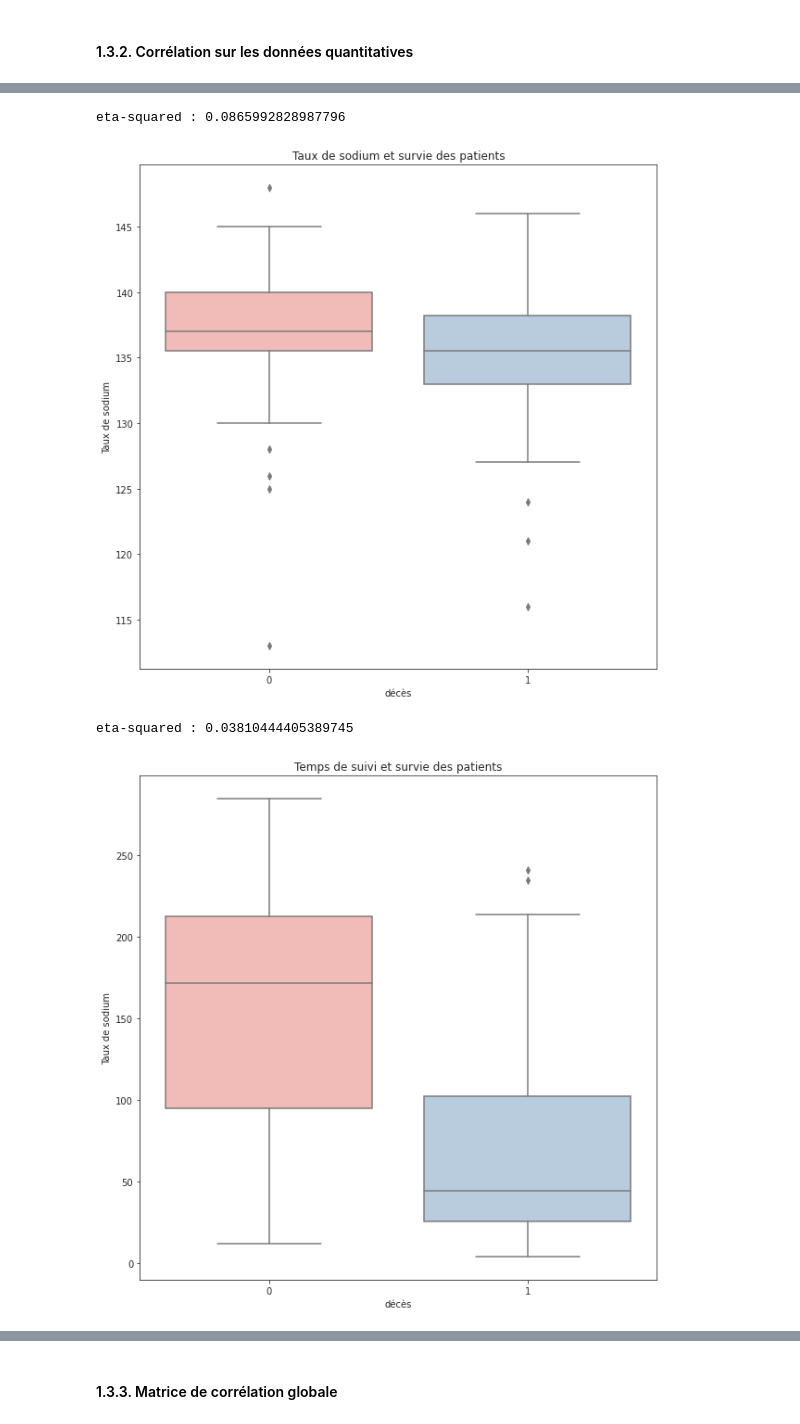
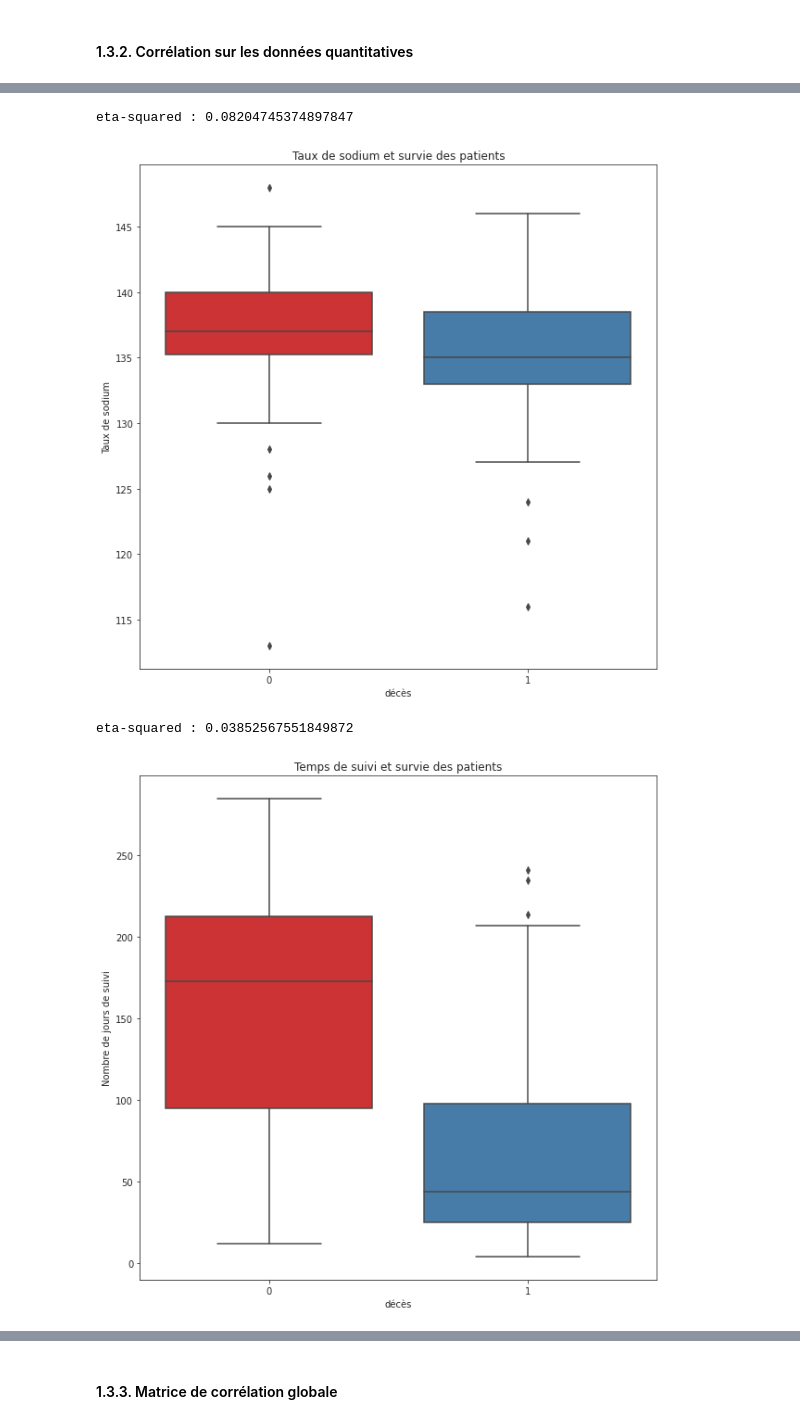
Before and after one commit to Sylvariane/Prediction_crise_cardiaque, a Jupyter notebook: Prédictions_crises_cardiaques.ipynb, the cells around one changed output, grey strips where cells are left out. Cells and saved outputs as stored; diff of their text form; code cells hidden in the pictures.

```diff
--- a/Prédictions_crises_cardiaques.ipynb
+++ b/Prédictions_crises_cardiaques.ipynb
@@ -30,7 +35,7 @@ from mlxtend.plotting import plot_confusion_matrix
 from sklearn.ensemble import GradientBoostingClassifier
 from sklearn.ensemble import AdaBoostClassifier
 # %%
-sns.set_palette("Pastel1")
+sns.set_palette("Set1")
 sns.set_style('ticks')
 # %%
 dataset = pd.read_csv('/content/drive/My Drive/Formation Data Analyst/Projets personnels/Heart Failure Predictions/heart_failure_clinical_records_dataset.csv')
@@ -107,0 +116,17 @@ Notre jeu de données ne présente pas de données dupliquées. On peut donc pas
+# %%
+data = dataset.copy()
+data['anémie'] = data['anémie'].replace(0, 'Non')
+data['diabète'] = data['diabète'].replace(0, 'Non')
+data['hypertension'] = data['hypertension'].replace(0, 'Non')
+data['fumeur'] = data['fumeur'].replace(0, 'Non')
+data['décès'] = data['décès'].replace(0, 'Non')
+
+data['anémie'] = data['anémie'].replace(1, 'Oui')
+data['diabète'] = data['diabète'].replace(1, 'Oui')
+data['hypertension'] = data['hypertension'].replace(1, 'Oui')
+data['fumeur'] = data['fumeur'].replace(1, 'Oui')
+data['décès'] = data['décès'].replace(1, 'Oui')
+
+data['sexe'] = data['sexe'].replace(0, 'F')
+data['sexe'] = data['sexe'].replace(1, 'M')
+data.head()
@@ -176,0 +175,3 @@ Ks_2sampResult(statistic=0.11171571906354515, pvalue=0.005807703423253097)
+# %%
+outliers = data['fraction d\'éjection'] >= 70
+data[outliers]
@@ -176,0 +182,3 @@ Ks_2sampResult(statistic=0.11171571906354515, pvalue=0.005807703423253097)
+# %%
+data = data[~outliers]
+dataset = dataset[~outliers]
@@ -425,7 +461,7 @@ Y = dataset['créatine']
 
 print('eta-squared :', eta_squared(X,Y))
 # %% [output]
-eta-squared : 0.0865992828987796
+eta-squared : 0.08204745374897847
 # %%
 plt.figure(figsize=[10,10])
 
@@ -435,24 +471,24 @@ _ = plt.title('Taux de sodium et survie des patients')
 
 _ = plt.show()
 # %% [output]
-[figure, old version]
+[figure, new version]
 # %%
 X = dataset['décès'] # qualitative
 Y = dataset['sodium']
 
 print('eta-squared :', eta_squared(X,Y))
 # %% [output]
-eta-squared : 0.03810444405389745
+eta-squared : 0.03852567551849872
 # %%
 plt.figure(figsize=[10,10])
 
 _ = sns.boxplot(x='décès', y='suivi', data=dataset)
-_ = plt.ylabel('Taux de sodium')
+_ = plt.ylabel('Nombre de jours de suivi')
 _ = plt.title('Temps de suivi et survie des patients')
 
 _ = plt.show()
 # %% [output]
-[figure, old version]
+[figure, new version]
 # %%
 X = dataset['décès'] # qualitative
 Y = dataset['suivi']
```
Also changed, not shown: parts of 52 cells of this notebook.
